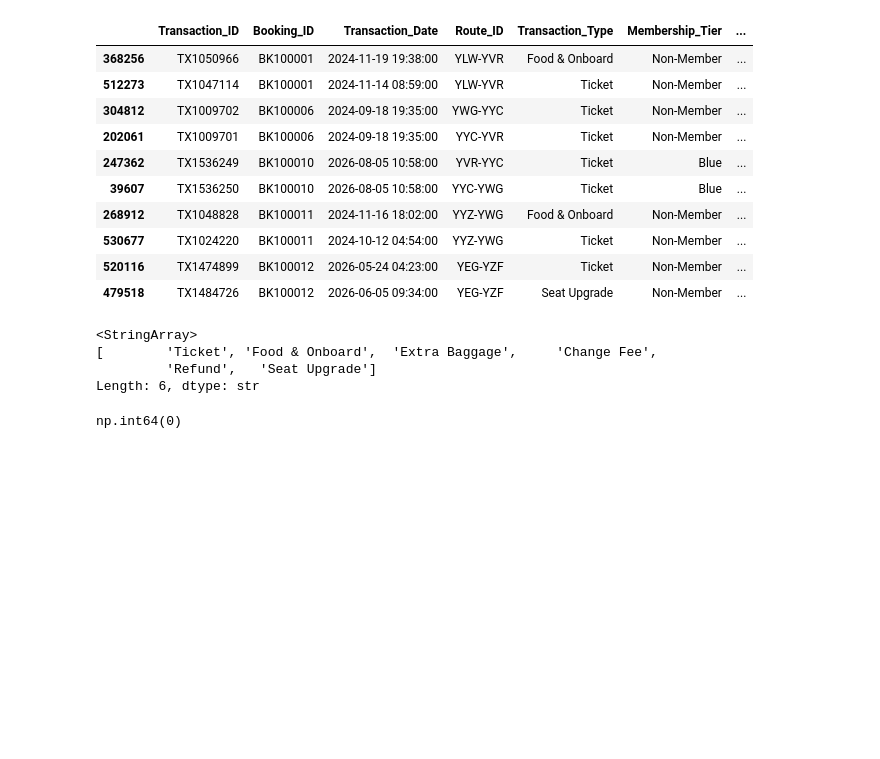
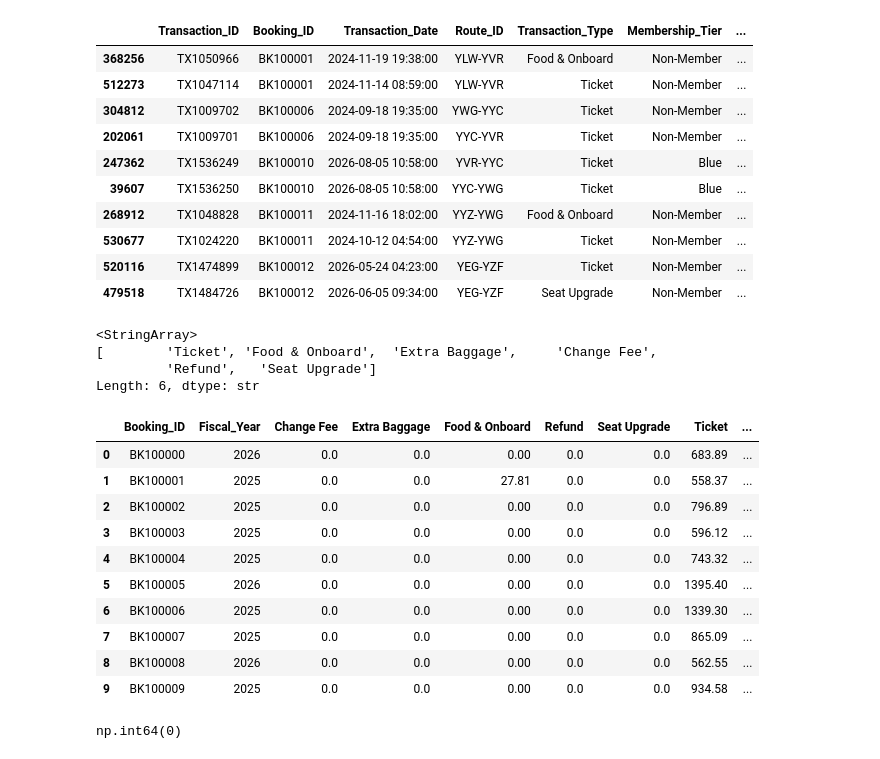
Before and after one commit to noahhynds/first-byte-2026, a Jupyter notebook: notebooks/01_clean_data.ipynb, the cells around one changed output. Cells and saved outputs as stored; diff of their text form; code cells hidden in the pictures; blank space fills up the shorter version.

```diff
--- a/notebooks/01_clean_data.ipynb
+++ b/notebooks/01_clean_data.ipynb
@@ -385,6 +395,20 @@ booking_df["Total"] = booking_df[
     ["Ticket", "Food & Onboard", "Extra Baggage",
      "Change Fee", "Seat Upgrade", "Refund"]
 ].sum(axis=1)
+# %%
+booking_df.head(10)
+# %% [output]
+|  | Booking_ID | Fiscal_Year | Change Fee | Extra Baggage | Food & Onboard | Refund | Seat Upgrade | Ticket | ... |
+| 0 | BK100000 | 2026 | 0.0 | 0.0 | 0.00 | 0.0 | 0.0 | 683.89 | ... |
+| 1 | BK100001 | 2025 | 0.0 | 0.0 | 27.81 | 0.0 | 0.0 | 558.37 | ... |
+| 2 | BK100002 | 2025 | 0.0 | 0.0 | 0.00 | 0.0 | 0.0 | 796.89 | ... |
+| 3 | BK100003 | 2025 | 0.0 | 0.0 | 0.00 | 0.0 | 0.0 | 596.12 | ... |
+| 4 | BK100004 | 2025 | 0.0 | 0.0 | 0.00 | 0.0 | 0.0 | 743.32 | ... |
+| 5 | BK100005 | 2026 | 0.0 | 0.0 | 0.00 | 0.0 | 0.0 | 1395.40 | ... |
+| 6 | BK100006 | 2025 | 0.0 | 0.0 | 0.00 | 0.0 | 0.0 | 1339.30 | ... |
+| 7 | BK100007 | 2025 | 0.0 | 0.0 | 0.00 | 0.0 | 0.0 | 865.09 | ... |
+| 8 | BK100008 | 2026 | 0.0 | 0.0 | 0.00 | 0.0 | 0.0 | 562.55 | ... |
+| 9 | BK100009 | 2025 | 0.0 | 0.0 | 0.00 | 0.0 | 0.0 | 934.58 | ... |
 # %%
 booking_df["Total"] = booking_df["Change Fee"] + booking_df["Extra Baggage"] +booking_df["Food & Onboard"] + + booking_df["Ticket"]+ booking_df["Seat Upgrade"] + booking_df["Refund"]
 # %%
```
Also changed, not shown: parts of 6 cells of this notebook.
